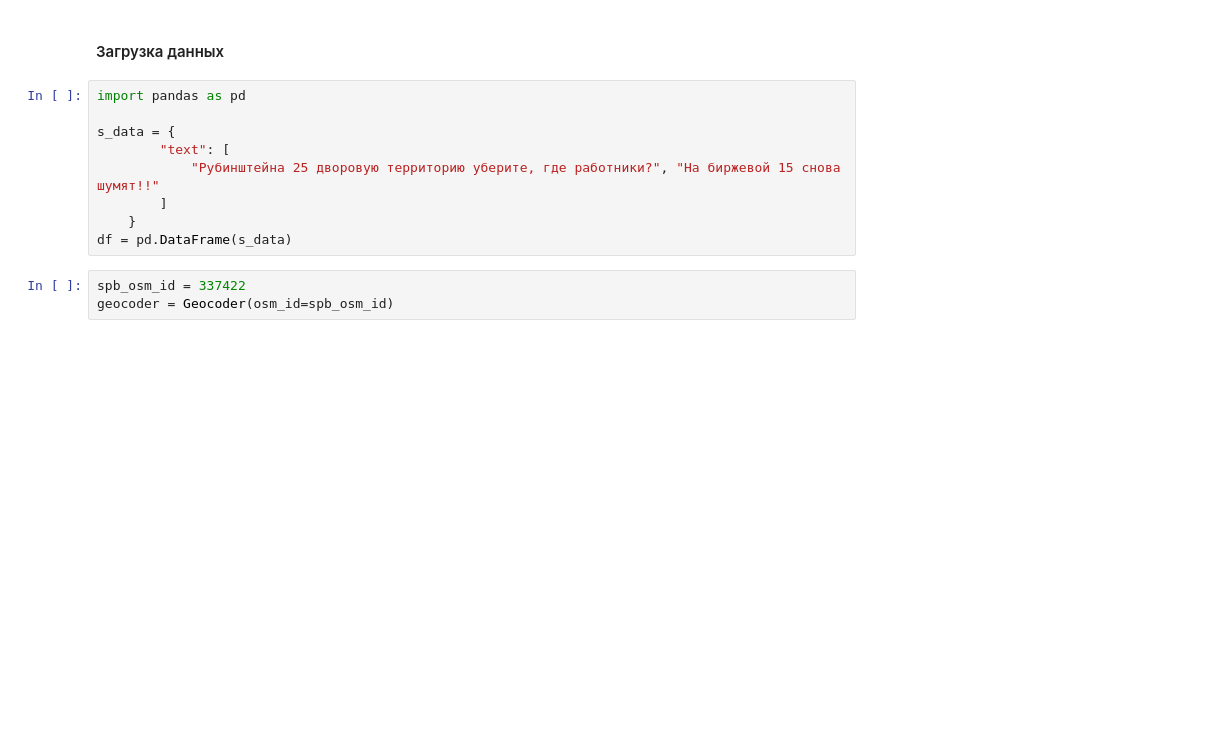
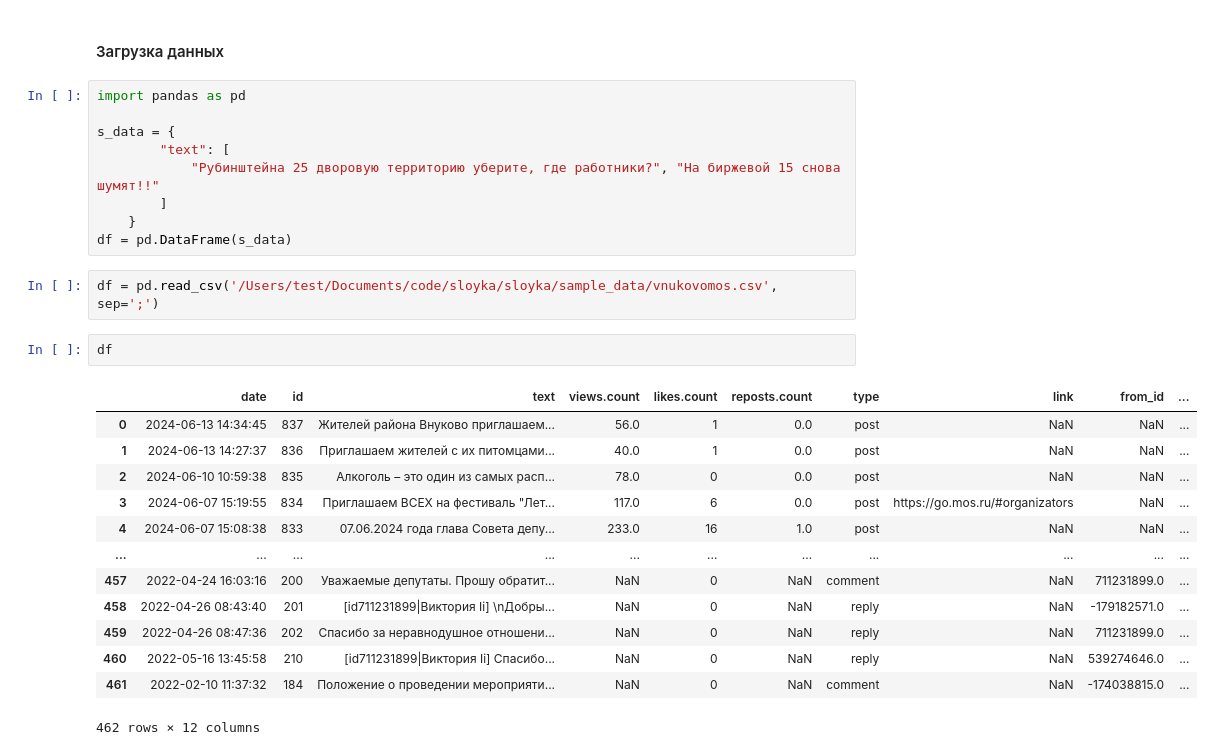
Before and after one commit to Sandrro/sloyka, a Jupyter notebook: examples/geocoder_example.ipynb, the cells around one changed output. Saved outputs shown, nothing was run; the diff lists cells and outputs as text; blank space fills up the shorter version.

```diff
--- a/examples/geocoder_example.ipynb
+++ b/examples/geocoder_example.ipynb
@@ -21,6 +28,21 @@ s_data = {
         ]
     }
 df = pd.DataFrame(s_data)
-# %%
-spb_osm_id = 337422
-geocoder = Geocoder(osm_id=spb_osm_id)
+# %%
+df = pd.read_csv('/Users/test/Documents/code/sloyka/sloyka/sample_data/vnukovomos.csv', sep=';')
+# %%
+df
+# %% [output]
+|  | date | id | text | views.count | likes.count | reposts.count | type | link | from_id | ... |
+| 0 | 2024-06-13 14:34:45 | 837 | Жителей района Внуково приглашаем... | 56.0 | 1 | 0.0 | post | NaN | NaN | ... |
+| 1 | 2024-06-13 14:27:37 | 836 | Приглашаем жителей с их питомцами... | 40.0 | 1 | 0.0 | post | NaN | NaN | ... |
+| 2 | 2024-06-10 10:59:38 | 835 | Алкоголь – это один из самых расп... | 78.0 | 0 | 0.0 | post | NaN | NaN | ... |
+| 3 | 2024-06-07 15:19:55 | 834 | Приглашаем ВСЕХ на фестиваль "Лет... | 117.0 | 6 | 0.0 | post | https://go.mos.ru/#organizators | NaN | ... |
+| 4 | 2024-06-07 15:08:38 | 833 | 07.06.2024 года глава Совета депу... | 233.0 | 16 | 1.0 | post | NaN | NaN | ... |
+| ... | ... | ... | ... | ... | ... | ... | ... | ... | ... | ... |
+| 457 | 2022-04-24 16:03:16 | 200 | Уважаемые депутаты. Прошу обратит... | NaN | 0 | NaN | comment | NaN | 711231899.0 | ... |
+| 458 | 2022-04-26 08:43:40 | 201 | [id711231899|Виктория Ii] \nДобры... | NaN | 0 | NaN | reply | NaN | -179182571.0 | ... |
+| 459 | 2022-04-26 08:47:36 | 202 | Спасибо за неравнодушное отношени... | NaN | 0 | NaN | reply | NaN | 711231899.0 | ... |
+| 460 | 2022-05-16 13:45:58 | 210 | [id711231899|Виктория Ii] Спасибо... | NaN | 0 | NaN | reply | NaN | 539274646.0 | ... |
+| 461 | 2022-02-10 11:37:32 | 184 | Положение о проведении мероприяти... | NaN | 0 | NaN | comment | NaN | -174038815.0 | ... |
+462 rows × 12 columns
```
Also changed, not shown: parts of 5 cells of this notebook, 11 other files.
